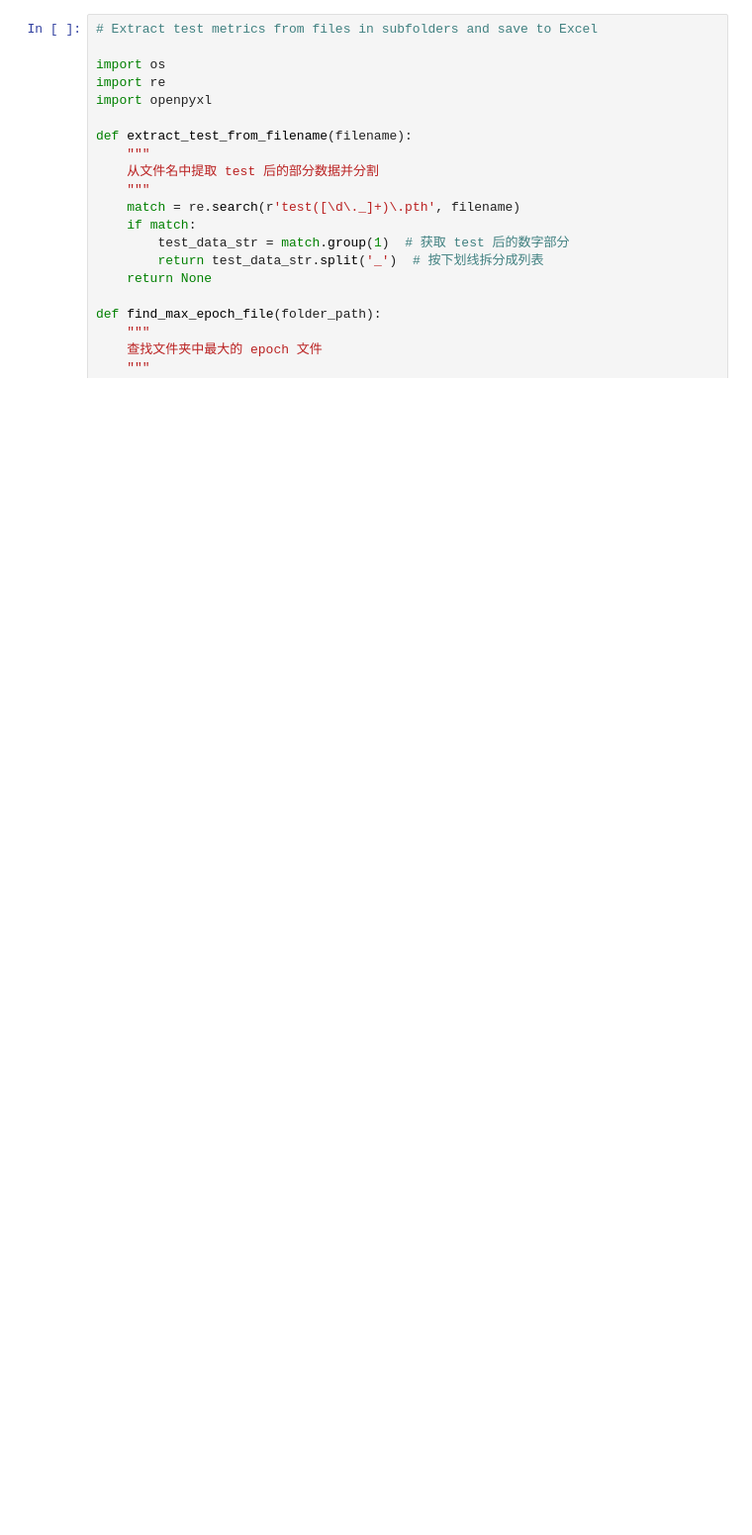
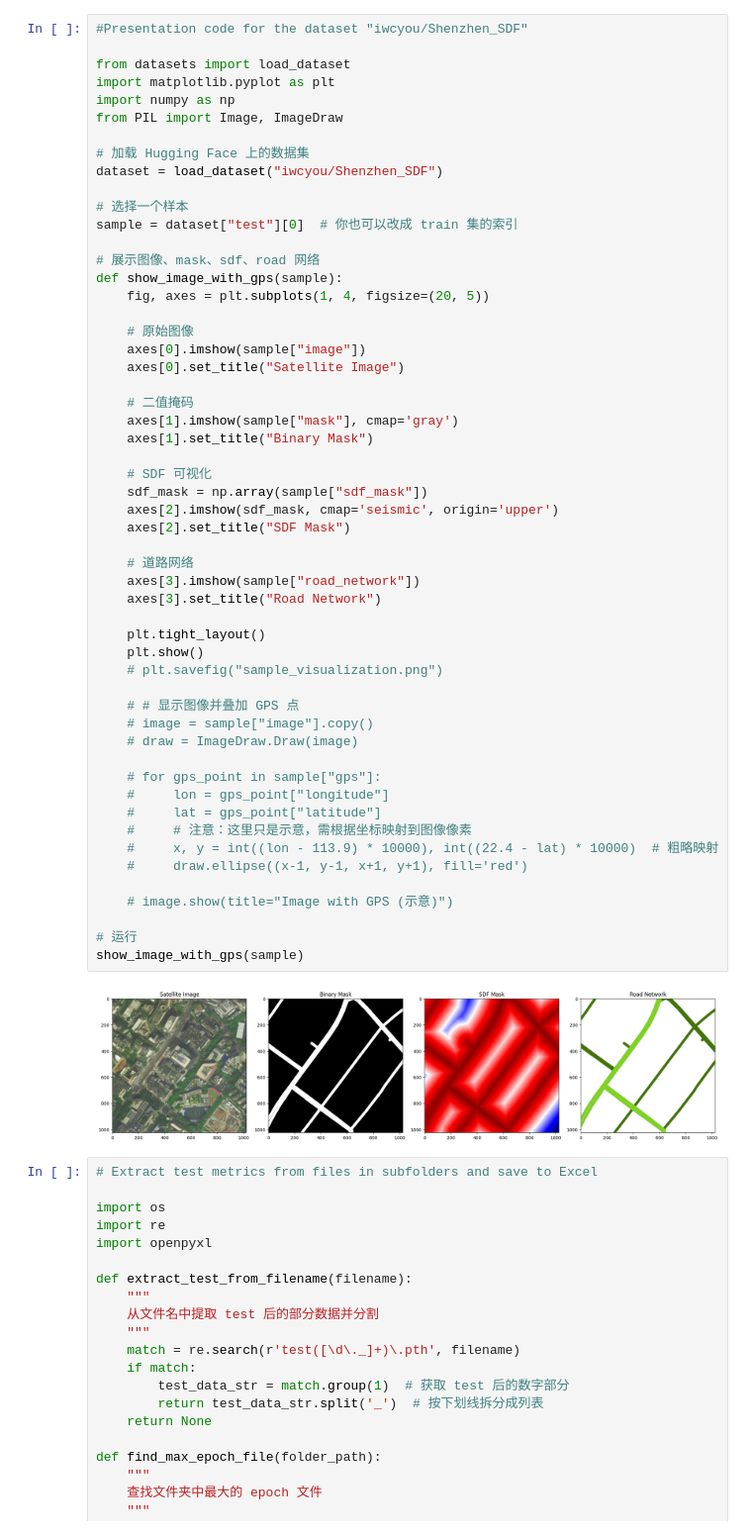
Before and after one commit to iwcyou/SDF-guided, a Jupyter notebook: data_prepare/ipynb_code/test.ipynb, the cells around one changed output. Shown at 99% size. Drawn from its saved outputs; the diff is of its cells as text; blank space fills up the shorter version.

Commit message:
Added presentation code for dataset

```diff
--- a/data_prepare/ipynb_code/test.ipynb
+++ b/data_prepare/ipynb_code/test.ipynb
@@ -1,3 +1,59 @@
+# %%
+#Presentation code for the dataset "iwcyou/Shenzhen_SDF"
+
+from datasets import load_dataset
+import matplotlib.pyplot as plt
+import numpy as np
+from PIL import Image, ImageDraw
+
+# 加载 Hugging Face 上的数据集
+dataset = load_dataset("iwcyou/Shenzhen_SDF")
+
+# 选择一个样本
+sample = dataset["test"][0]  # 你也可以改成 train 集的索引
+
+# 展示图像、mask、sdf、road 网络
+def show_image_with_gps(sample):
+    fig, axes = plt.subplots(1, 4, figsize=(20, 5))
+
+    # 原始图像
+    axes[0].imshow(sample["image"])
+    axes[0].set_title("Satellite Image")
+
+    # 二值掩码
+    axes[1].imshow(sample["mask"], cmap='gray')
+    axes[1].set_title("Binary Mask")
+
+    # SDF 可视化
+    sdf_mask = np.array(sample["sdf_mask"])
+    axes[2].imshow(sdf_mask, cmap='seismic', origin='upper')
+    axes[2].set_title("SDF Mask")
+
+    # 道路网络
+    axes[3].imshow(sample["road_network"])
+    axes[3].set_title("Road Network")
+
+    plt.tight_layout()
+    plt.show()
+    # plt.savefig("sample_visualization.png")
+
+    # # 显示图像并叠加 GPS 点
+    # image = sample["image"].copy()
+    # draw = ImageDraw.Draw(image)
+
+    # for gps_point in sample["gps"]:
+    #     lon = gps_point["longitude"]
+    #     lat = gps_point["latitude"]
+    #     # 注意：这里只是示意，需根据坐标映射到图像像素
+    #     x, y = int((lon - 113.9) * 10000), int((22.4 - lat) * 10000)  # 粗略映射
+    #     draw.ellipse((x-1, y-1, x+1, y+1), fill='red')
+
+    # image.show(title="Image with GPS (示意)")
+
+# 运行
+show_image_with_gps(sample)
+# %% [output]
+[figure, added]
 # %%
 # Extract test metrics from files in subfolders and save to Excel
 
```
Also changed, not shown: 3 other files.
